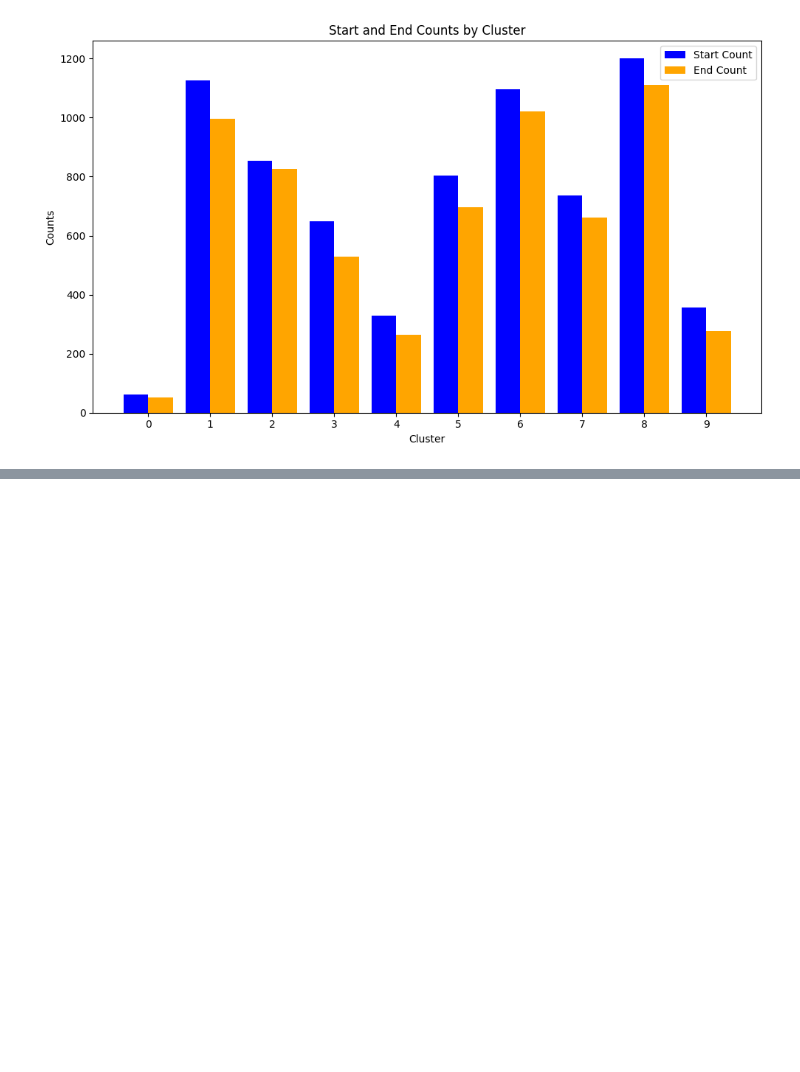
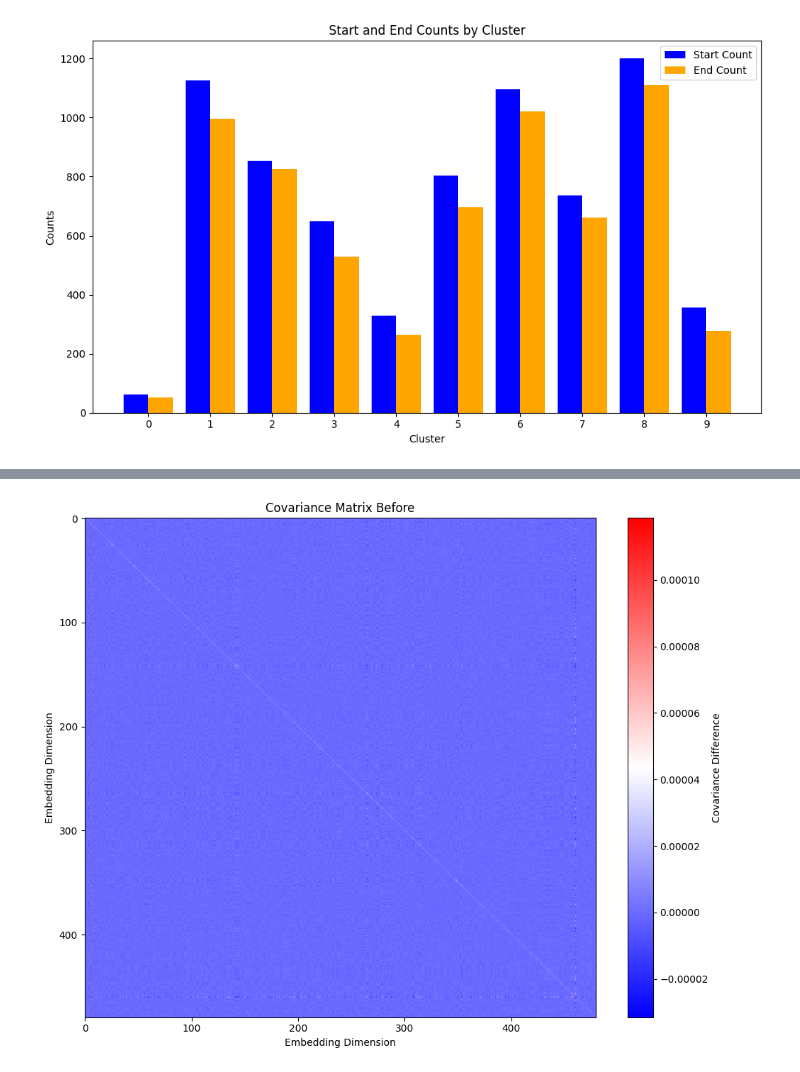
Before and after one commit to dylanwells37/esmDMS, a Jupyter notebook: esm_embed.ipynb, the cells around one changed output, grey strips where cells are left out. Saved outputs shown, nothing was run; the diff lists cells and outputs as text; code cells hidden in the pictures; blank space fills up the shorter version.

```diff
--- a/esm_embed.ipynb
+++ b/esm_embed.ipynb
@@ -454,0 +520,11 @@ plt.show()"""
+# %%
+plt.figure(figsize=(10, 8))
+plt.imshow(cov_before, cmap='bwr', aspect='auto')
+plt.colorbar(label='Covariance Difference')
+plt.title('Covariance Matrix Before')
+plt.xlabel('Embedding Dimension')
+plt.ylabel('Embedding Dimension')
+plt.tight_layout()
+plt.show()
+# %% [output]
+[figure, added]
```
Also changed, not shown: parts of 9 cells of this notebook.
